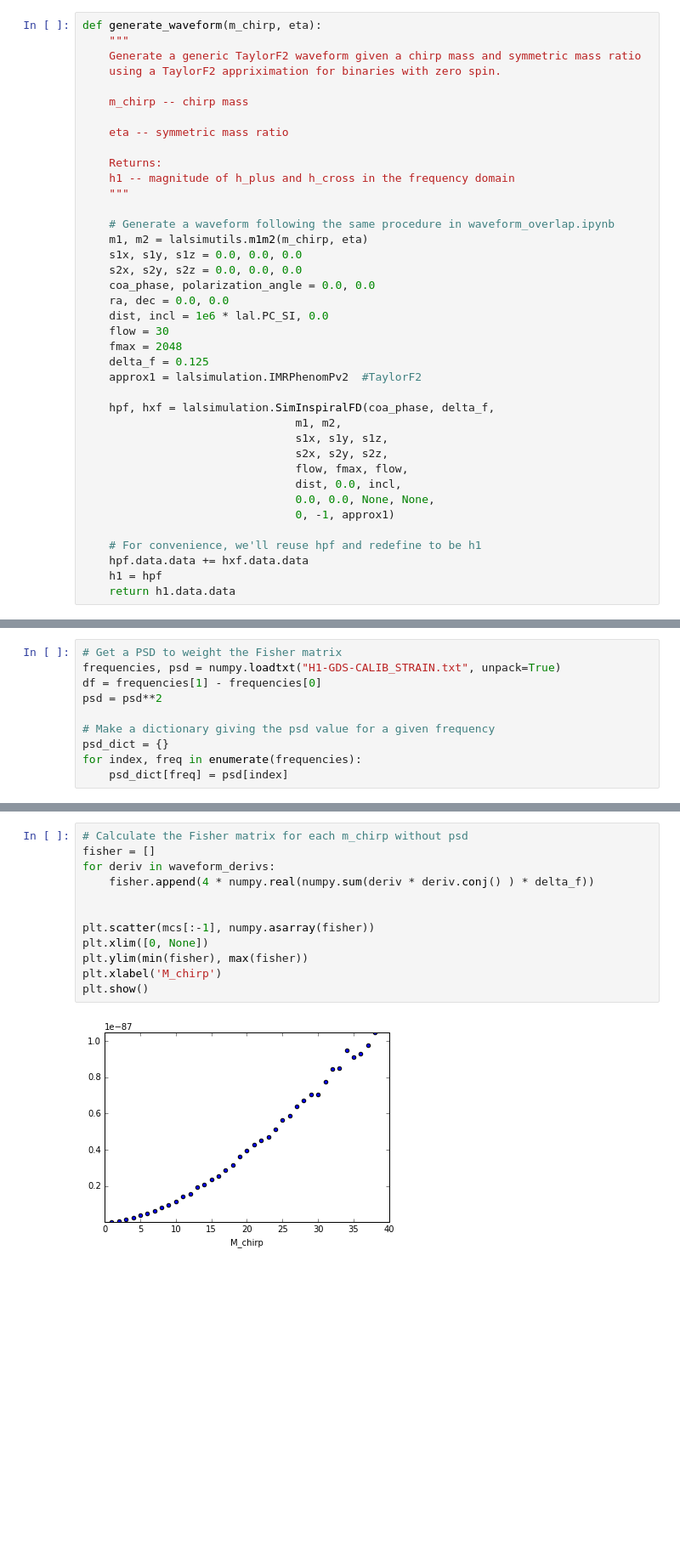
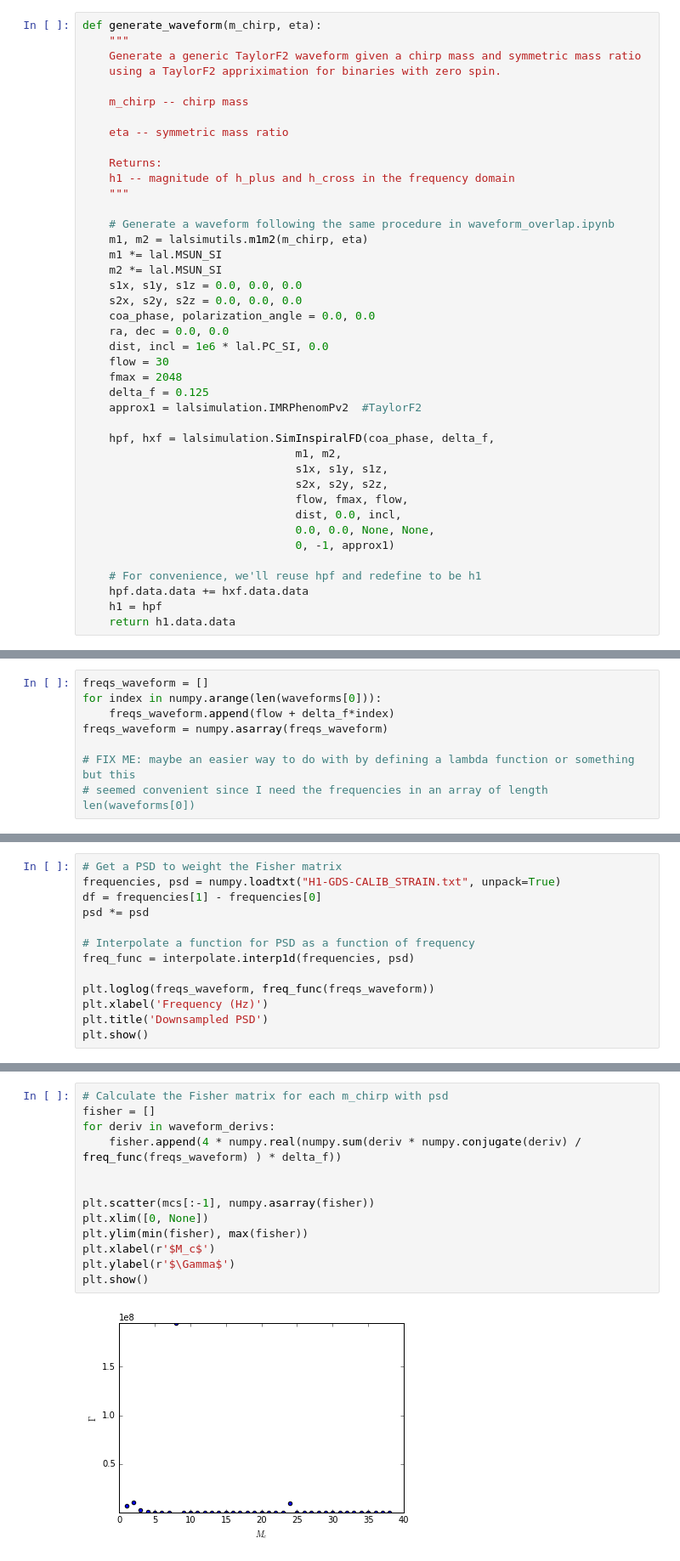
Before and after one commit to CIERA-Northwestern/precession_measurability, a Jupyter notebook: fisher_matrix.ipynb, the cells around one changed output, grey strips where cells are left out. Shown: that part at 85% size. Cells and saved outputs as stored; diff of their text form; blank space fills up the shorter version.

Commit message:
fisher_matrix.ipynb: calculating reasonable values for Fisher matrix; investigating outliers

```diff
--- a/fisher_matrix.ipynb
+++ b/fisher_matrix.ipynb
@@ -52,6 +53,8 @@ def generate_waveform(m_chirp, eta):
 
     # Generate a waveform following the same procedure in waveform_overlap.ipynb
     m1, m2 = lalsimutils.m1m2(m_chirp, eta)
+    m1 *= lal.MSUN_SI
+    m2 *= lal.MSUN_SI
     s1x, s1y, s1z = 0.0, 0.0, 0.0
     s2x, s2y, s2z = 0.0, 0.0, 0.0
     coa_phase, polarization_angle = 0.0, 0.0
@@ -104,3 +112,11 @@ waveforms = numpy.asarray(waveforms)
+# %%
+freqs_waveform = []
+for index in numpy.arange(len(waveforms[0])):
+    freqs_waveform.append(flow + delta_f*index)
+freqs_waveform = numpy.asarray(freqs_waveform)
+
+# FIX ME: maybe an easier way to do with by defining a lambda function or something but this
+# seemed convenient since I need the frequencies in an array of length len(waveforms[0])
 # %% [markdown]
 ## Calculate $\frac{\partial h(f)}{\partial M_{c}}$
 
@@ -158,9 +184,12 @@ plt.show()
 # Get a PSD to weight the Fisher matrix
 frequencies, psd = numpy.loadtxt("H1-GDS-CALIB_STRAIN.txt", unpack=True)
 df = frequencies[1] - frequencies[0]
-psd = psd**2
+psd *= psd
 
-# Make a dictionary giving the psd value for a given frequency
-psd_dict = {}
-for index, freq in enumerate(frequencies):
-    psd_dict[freq] = psd[index]
+# Interpolate a function for PSD as a function of frequency
+freq_func = interpolate.interp1d(frequencies, psd)
+
+plt.loglog(freqs_waveform, freq_func(freqs_waveform))
+plt.xlabel('Frequency (Hz)')
+plt.title('Downsampled PSD')
+plt.show()
@@ -180,14 +206,15 @@ plt.show()
 # %%
-# Calculate the Fisher matrix for each m_chirp without psd
+# Calculate the Fisher matrix for each m_chirp with psd
 fisher = []
 for deriv in waveform_derivs:
-    fisher.append(4 * numpy.real(numpy.sum(deriv * deriv.conj() ) * delta_f))
+    fisher.append(4 * numpy.real(numpy.sum(deriv * numpy.conjugate(deriv) / freq_func(freqs_waveform) ) * delta_f))
 
 
 plt.scatter(mcs[:-1], numpy.asarray(fisher))
 plt.xlim([0, None])
 plt.ylim(min(fisher), max(fisher))
-plt.xlabel('M_chirp')
+plt.xlabel(r'$M_c$')
+plt.ylabel(r'$\Gamma$')
 plt.show()
 # %% [output]
-[figure, old version]
+[figure, new version]
```
Also changed, not shown: parts of 15 cells of this notebook.
